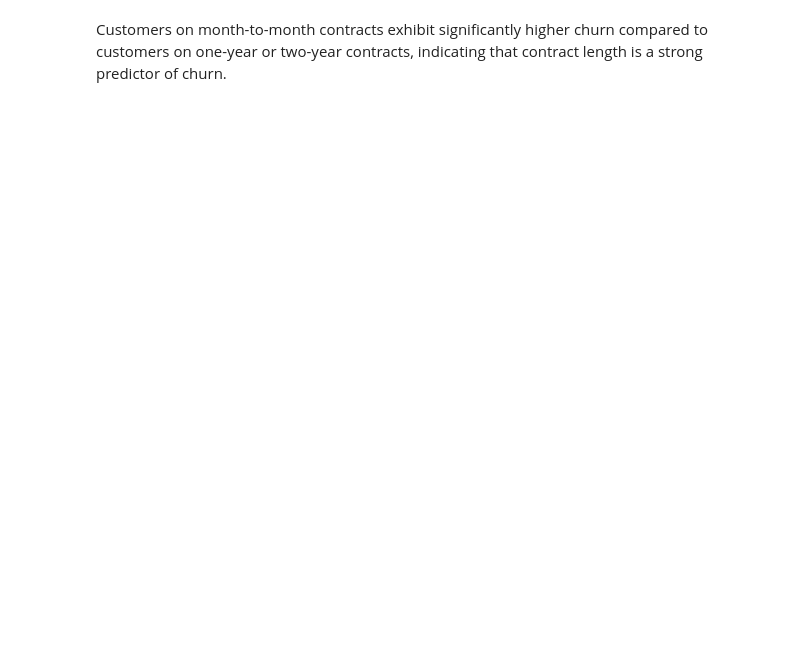
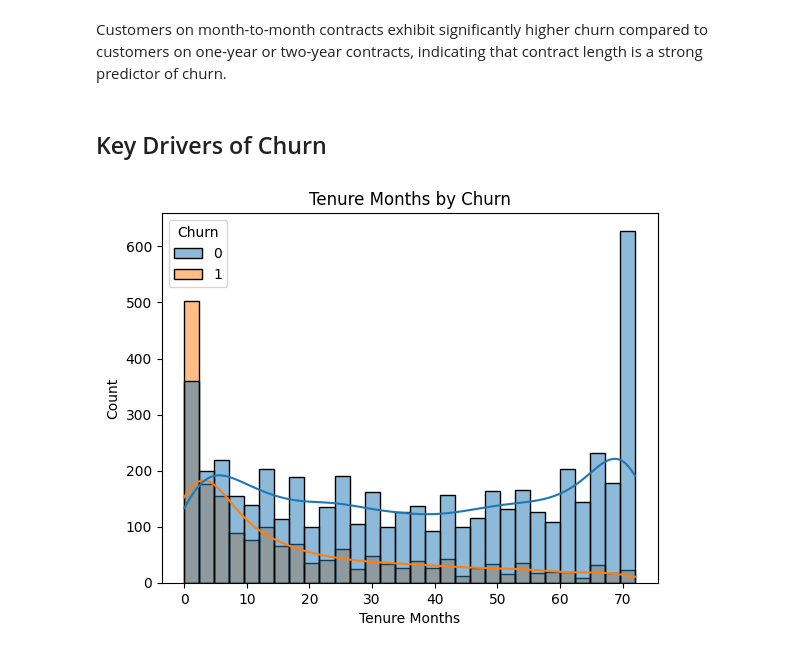
Before and after one commit to rushita-vachhani/customer-churn-ml-pipeline, a Jupyter notebook: notebooks/01_eda.ipynb, the cells around one changed output. Drawn from its saved outputs; the diff is of its cells as text; code cells hidden in the pictures; blank space fills up the shorter version.

```diff
--- a/notebooks/01_eda.ipynb
+++ b/notebooks/01_eda.ipynb
@@ -79,2 +87,10 @@ plt.show()
 # %% [markdown]
 Customers on month-to-month contracts exhibit significantly higher churn compared to customers on one-year or two-year contracts, indicating that contract length is a strong predictor of churn.
+# %% [markdown]
+## Key Drivers of Churn
+# %%
+sns.histplot(data=df, x="Tenure Months", hue="Churn", bins=30, kde=True)
+plt.title("Tenure Months by Churn")
+plt.show()
+# %% [output]
+[figure, added]
```
Also changed, not shown: parts of 8 cells of this notebook, 1 other file.
